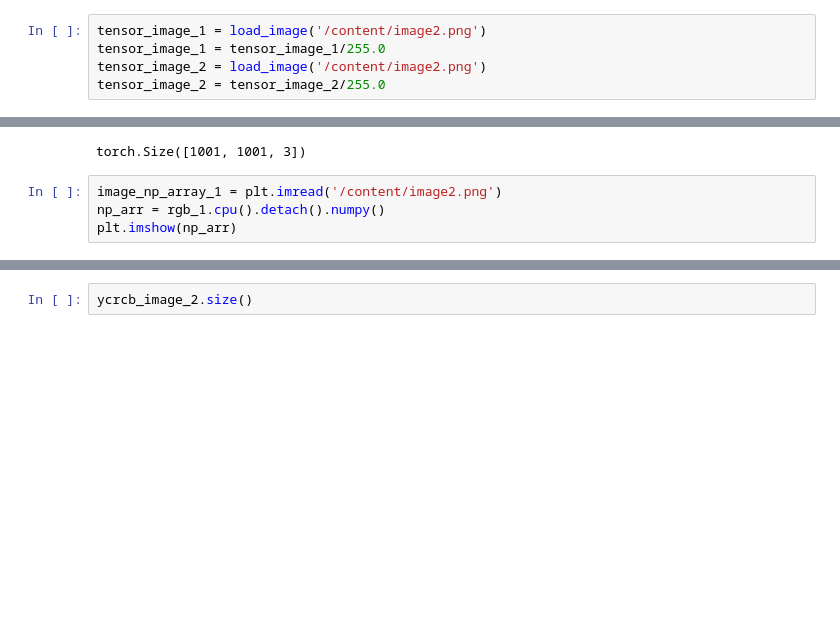
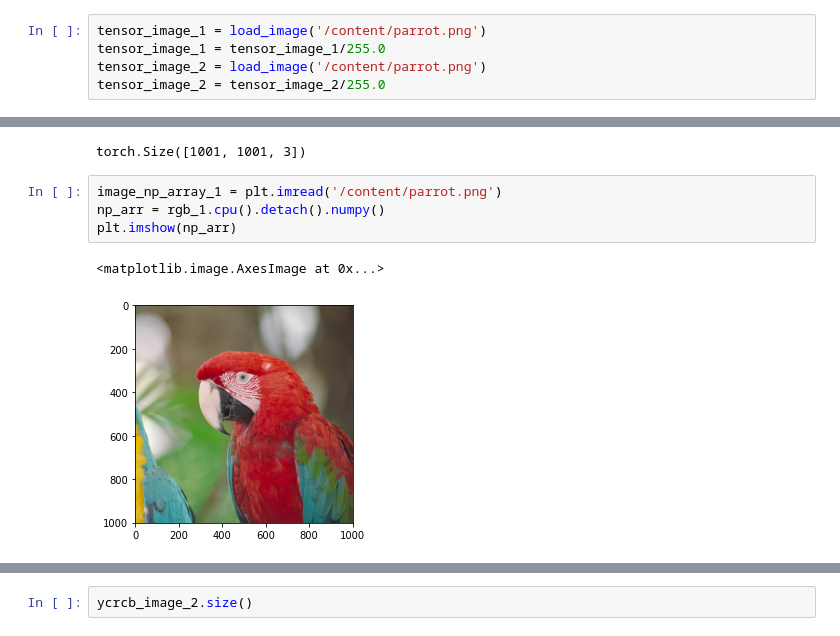
Before and after one commit to aguzel/computational_imaging, a Jupyter notebook: CompLightPercep_v1.ipynb, the cells around one changed output, grey strips where cells are left out. Saved outputs shown, nothing was run; the diff lists cells and outputs as text; blank space fills up the shorter version.

```diff
--- a/CompLightPercep_v1.ipynb
+++ b/CompLightPercep_v1.ipynb
@@ -54,9 +54,9 @@ def rgb_2_ycrcb(image):
 # Im = Image.open('/content/image2.png')
 # Im
 # %%
-tensor_image_1 = load_image('/content/image2.png')
+tensor_image_1 = load_image('/content/parrot.png')
 tensor_image_1 = tensor_image_1/255.0
-tensor_image_2 = load_image('/content/image2.png')
+tensor_image_2 = load_image('/content/parrot.png')
 tensor_image_2 = tensor_image_2/255.0
 # %%
 nchw_image_1 = torch.swapaxes(tensor_image_1,0,2)
@@ -99,6 +99,9 @@ rgb_1.size()
 # %% [output]
 torch.Size([1001, 1001, 3])
 # %%
-image_np_array_1 = plt.imread('/content/image2.png')
+image_np_array_1 = plt.imread('/content/parrot.png')
 np_arr = rgb_1.cpu().detach().numpy()
 plt.imshow(np_arr)
+# %% [output]
+<matplotlib.image.AxesImage at 0x...>
+[figure, added]
```
Also changed, not shown: parts of 7 cells of this notebook.
